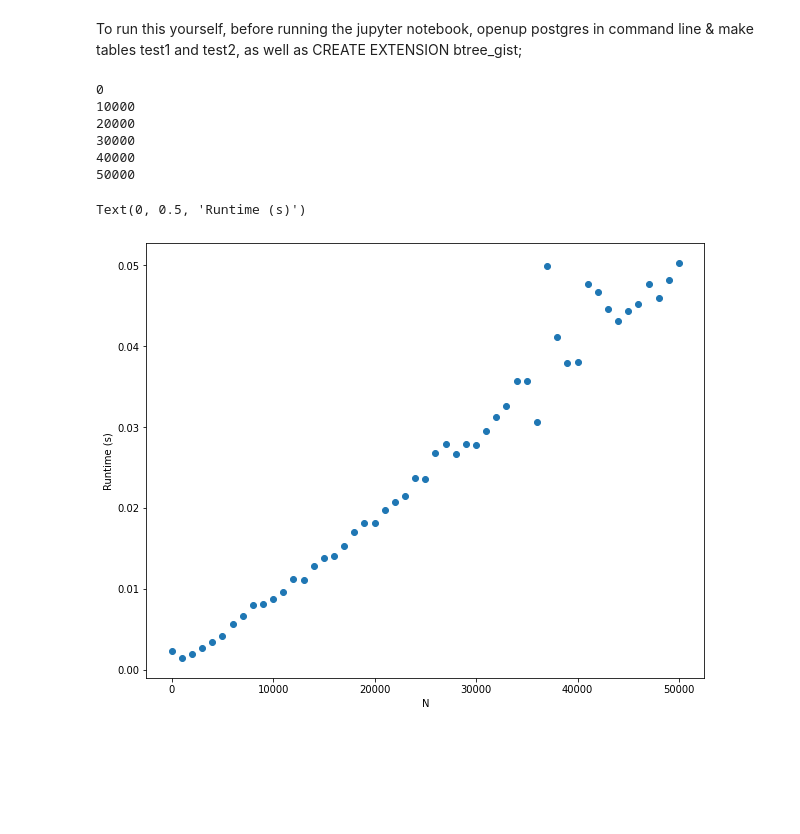
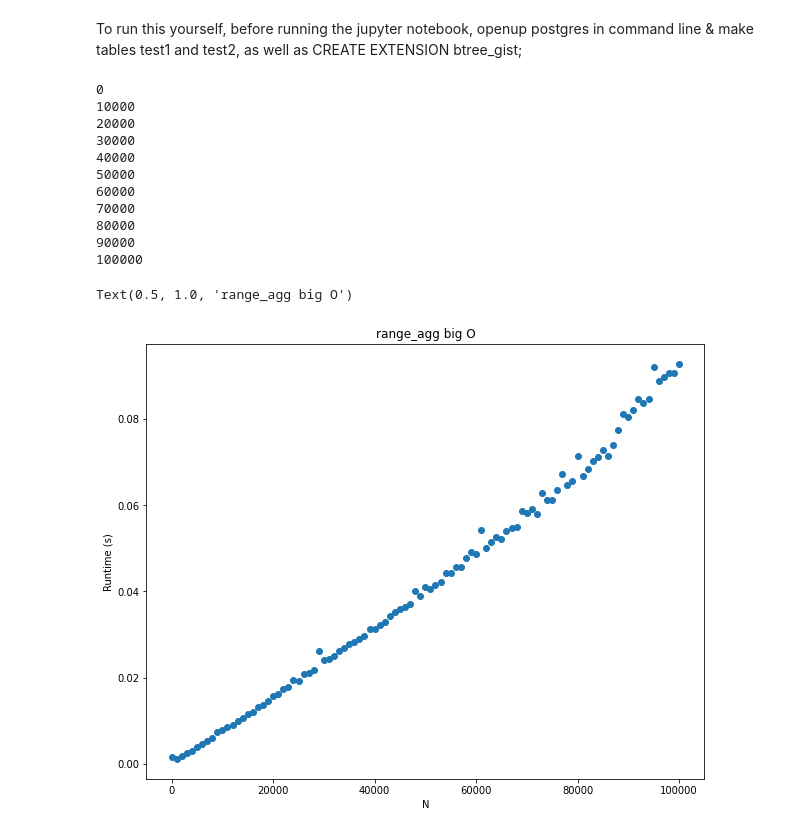
Before and after one commit to bparazin/skyportal_related, a Jupyter notebook: postgreTesting.ipynb, the cells around one changed output. Drawn from its saved outputs; the diff is of its cells as text; code cells hidden in the pictures; blank space fills up the shorter version.

```diff
--- a/postgreTesting.ipynb
+++ b/postgreTesting.ipynb
@@ -24,7 +25,7 @@ def c_setup_1(N):
         cur.execute(f'INSERT INTO test1 VALUES (int8range({lower}, {upper}));')
     cur.execute('CREATE INDEX test1_i ON test1 USING GIST (coverage);')
 # %%
-N_list = np.arange(0, 101000, 3000)
+N_list = np.arange(0, 101000, 1000)
 t_list = []
 for N in N_list:
     if N%10000==0: print(N)
@@ -37,14 +38,21 @@ for N in N_list:
 30000
 40000
 50000
+60000
+70000
+80000
+90000
+100000
 # %%
 fig, ax = plt.subplots(figsize = (10,8))
 ax.scatter(N_list, t_list)
 ax.set_xlabel('N')
 ax.set_ylabel('Runtime (s)')
+ax.set_title('range_agg big O')
+#Outliers probably because I was running gwemopt stuff concurrently
 # %% [output]
-Text(0, 0.5, 'Runtime (s)')
+Text(0.5, 1.0, 'range_agg big O')
-[figure, old version]
+[figure, new version]
 # %%
 def c_setup_2(M):
     random.seed(14)
```
Also changed, not shown: parts of 9 cells of this notebook.
